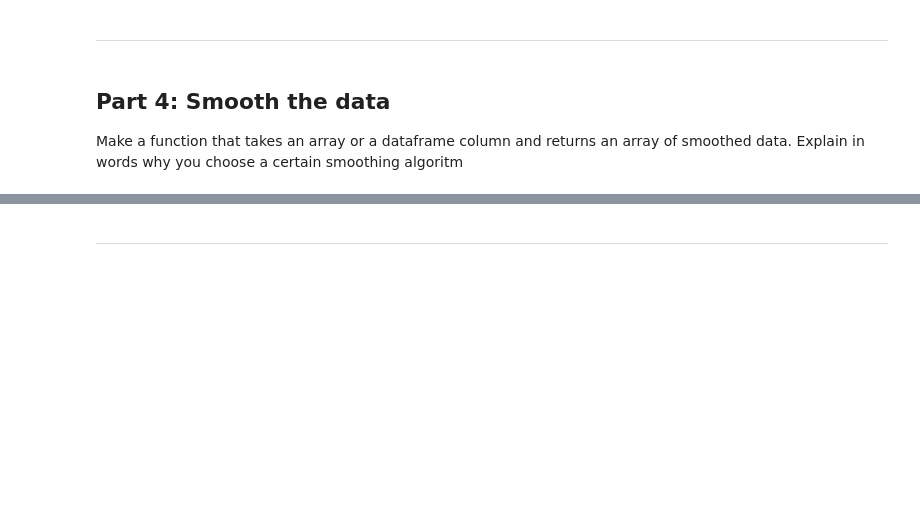
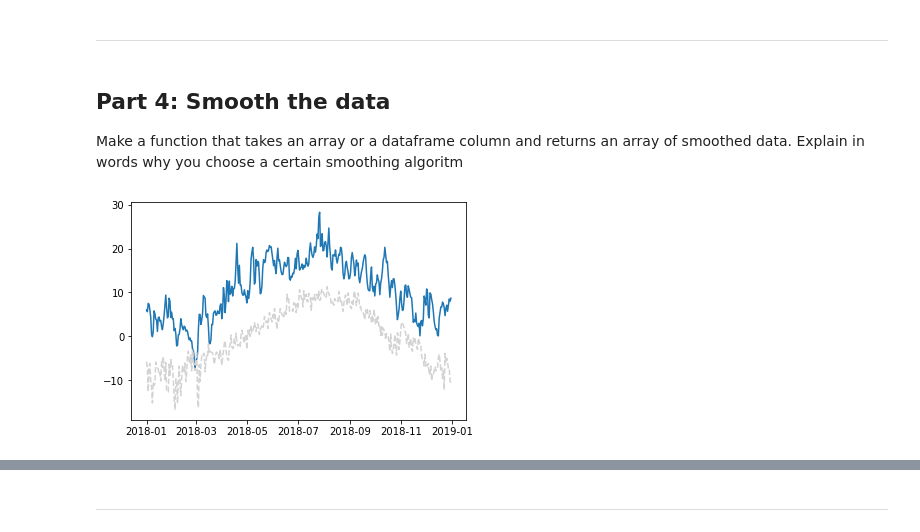
Before and after one commit to stijn-arends/BFVM19PROG1, a Jupyter notebook: assessments/Assignment_week_04.ipynb, the cells around one changed output, grey strips where cells are left out. Drawn from its saved outputs; the diff is of its cells as text; code cells hidden in the pictures; blank space fills up the shorter version.

Commit message:
Gathered information about best way to smooth the data.

```diff
--- a/assessments/Assignment_week_04.ipynb
+++ b/assessments/Assignment_week_04.ipynb
@@ -403,8 +431,15 @@ Make a function that takes an array or a dataframe column and returns an array o
 # %%
+# It is seasonal data, doesn't look like that there is a trend in the data.
+
+# Exponential smoothing: Alpha is weight for most recent observation
+
 #your code here
 #your motivation here
 # x = df_monthday.index.get_level_values(1)
 x = np.linspace(1, 365, 365)
 y = df_monthday.values
-plt.scatter(x, y)
+plt.plot(after_2018.date, after_2018.Tmean)
+plt.plot(after_2018.date, y, color = "lightgrey", linestyle = "dashed")
 plt.show()
+# %% [output]
+[figure, added]
```
Also changed, not shown: parts of 12 cells of this notebook.
